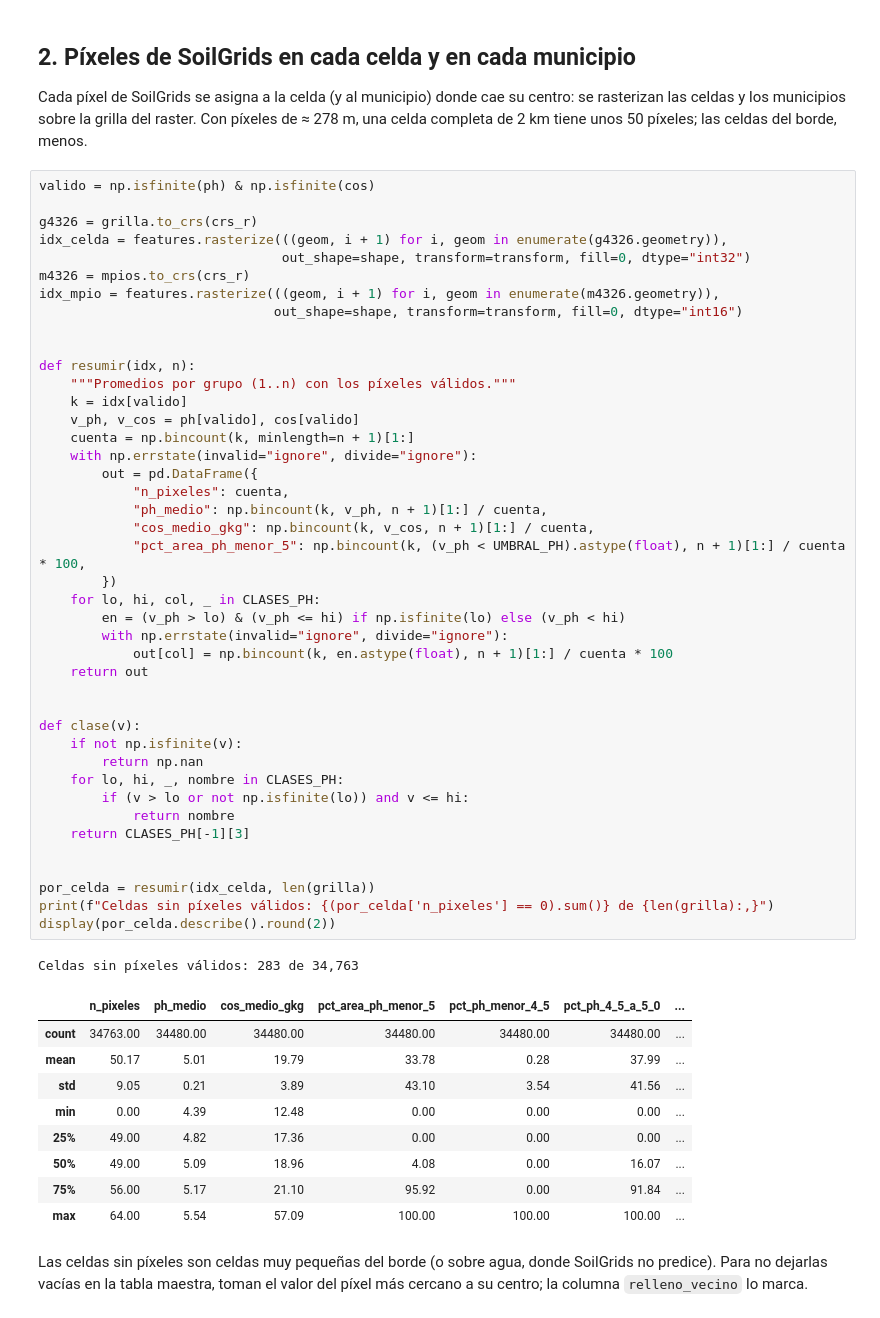
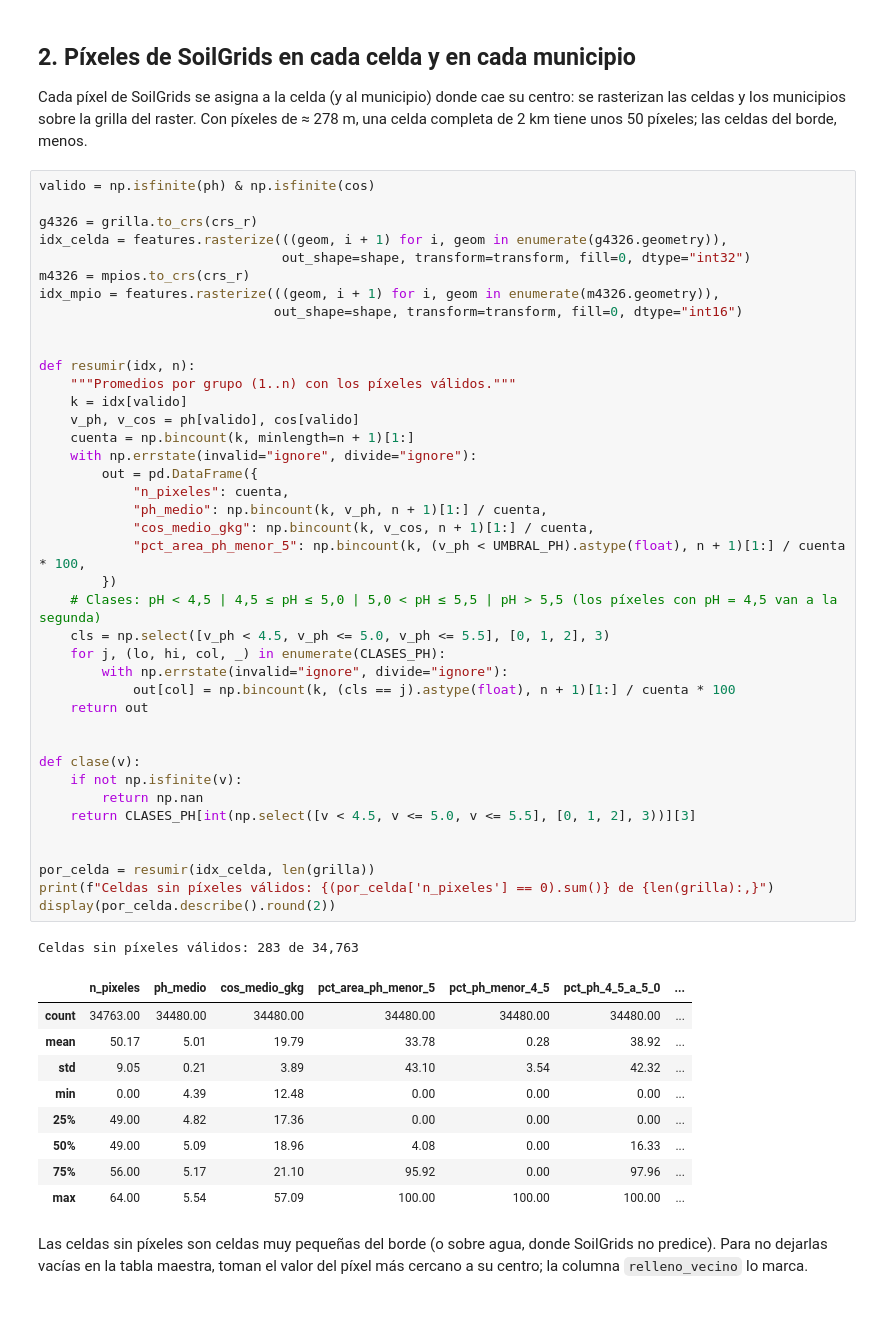
Before and after one commit to DanielFelipeRuizBermudez/Proyecto-ALTILLANURA, a Jupyter notebook: notebooks/40_suelos/42_suelos_agregacion.ipynb, the cells around one changed output. Cells and saved outputs as stored; diff of their text form.

Commit message:
feat: 41 validación con WoSIS e IGAC, mapas finales y tabla de validación; fix: 42 clase, 4, 5-5, 0 incluye el 4,5

```diff
--- a/notebooks/40_suelos/42_suelos_agregacion.ipynb
+++ b/notebooks/40_suelos/42_suelos_agregacion.ipynb
@@ -99,46 +101,44 @@ idx_mpio = features.rasterize(((geom, i + 1) for i, geom in enumerate(m4326.geom
 
 
 def resumir(idx, n):
     """Promedios por grupo (1..n) con los píxeles válidos."""
     k = idx[valido]
     v_ph, v_cos = ph[valido], cos[valido]
     cuenta = np.bincount(k, minlength=n + 1)[1:]
     with np.errstate(invalid="ignore", divide="ignore"):
         out = pd.DataFrame({
             "n_pixeles": cuenta,
             "ph_medio": np.bincount(k, v_ph, n + 1)[1:] / cuenta,
             "cos_medio_gkg": np.bincount(k, v_cos, n + 1)[1:] / cuenta,
             "pct_area_ph_menor_5": np.bincount(k, (v_ph < UMBRAL_PH).astype(float), n + 1)[1:] / cuenta * 100,
         })
-    for lo, hi, col, _ in CLASES_PH:
-        en = (v_ph > lo) & (v_ph <= hi) if np.isfinite(lo) else (v_ph < hi)
+    # Clases: pH < 4,5 | 4,5 ≤ pH ≤ 5,0 | 5,0 < pH ≤ 5,5 | pH > 5,5 (los píxeles con pH = 4,5 van a la segunda)
+    cls = np.select([v_ph < 4.5, v_ph <= 5.0, v_ph <= 5.5], [0, 1, 2], 3)
+    for j, (lo, hi, col, _) in enumerate(CLASES_PH):
         with np.errstate(invalid="ignore", divide="ignore"):
-            out[col] = np.bincount(k, en.astype(float), n + 1)[1:] / cuenta * 100
+            out[col] = np.bincount(k, (cls == j).astype(float), n + 1)[1:] / cuenta * 100
     return out
 
 
 def clase(v):
     if not np.isfinite(v):
         return np.nan
-    for lo, hi, _, nombre in CLASES_PH:
-        if (v > lo or not np.isfinite(lo)) and v <= hi:
-            return nombre
-    return CLASES_PH[-1][3]
+    return CLASES_PH[int(np.select([v < 4.5, v <= 5.0, v <= 5.5], [0, 1, 2], 3))][3]
 
 
 por_celda = resumir(idx_celda, len(grilla))
 print(f"Celdas sin píxeles válidos: {(por_celda['n_pixeles'] == 0).sum()} de {len(grilla):,}")
 display(por_celda.describe().round(2))
 # %% [output]
 Celdas sin píxeles válidos: 283 de 34,763
 |  | n_pixeles | ph_medio | cos_medio_gkg | pct_area_ph_menor_5 | pct_ph_menor_4_5 | pct_ph_4_5_a_5_0 | ... |
 | count | 34763.00 | 34480.00 | 34480.00 | 34480.00 | 34480.00 | 34480.00 | ... |
-| mean | 50.17 | 5.01 | 19.79 | 33.78 | 0.28 | 37.99 | ... |
-| std | 9.05 | 0.21 | 3.89 | 43.10 | 3.54 | 41.56 | ... |
+| mean | 50.17 | 5.01 | 19.79 | 33.78 | 0.28 | 38.92 | ... |
+| std | 9.05 | 0.21 | 3.89 | 43.10 | 3.54 | 42.32 | ... |
 | min | 0.00 | 4.39 | 12.48 | 0.00 | 0.00 | 0.00 | ... |
 | 25% | 49.00 | 4.82 | 17.36 | 0.00 | 0.00 | 0.00 | ... |
-| 50% | 49.00 | 5.09 | 18.96 | 4.08 | 0.00 | 16.07 | ... |
-| 75% | 56.00 | 5.17 | 21.10 | 95.92 | 0.00 | 91.84 | ... |
+| 50% | 49.00 | 5.09 | 18.96 | 4.08 | 0.00 | 16.33 | ... |
+| 75% | 56.00 | 5.17 | 21.10 | 95.92 | 0.00 | 97.96 | ... |
 | max | 64.00 | 5.54 | 57.09 | 100.00 | 100.00 | 100.00 | ... |
 # %% [markdown]
 Las celdas sin píxeles son celdas muy pequeñas del borde (o sobre agua, donde SoilGrids no predice). Para no dejarlas vacías en la tabla maestra, toman el valor del píxel más cercano a su centro; la columna `relleno_vecino` lo marca.
```
Also changed, not shown: parts of 3 cells of this notebook, 15 other files.
